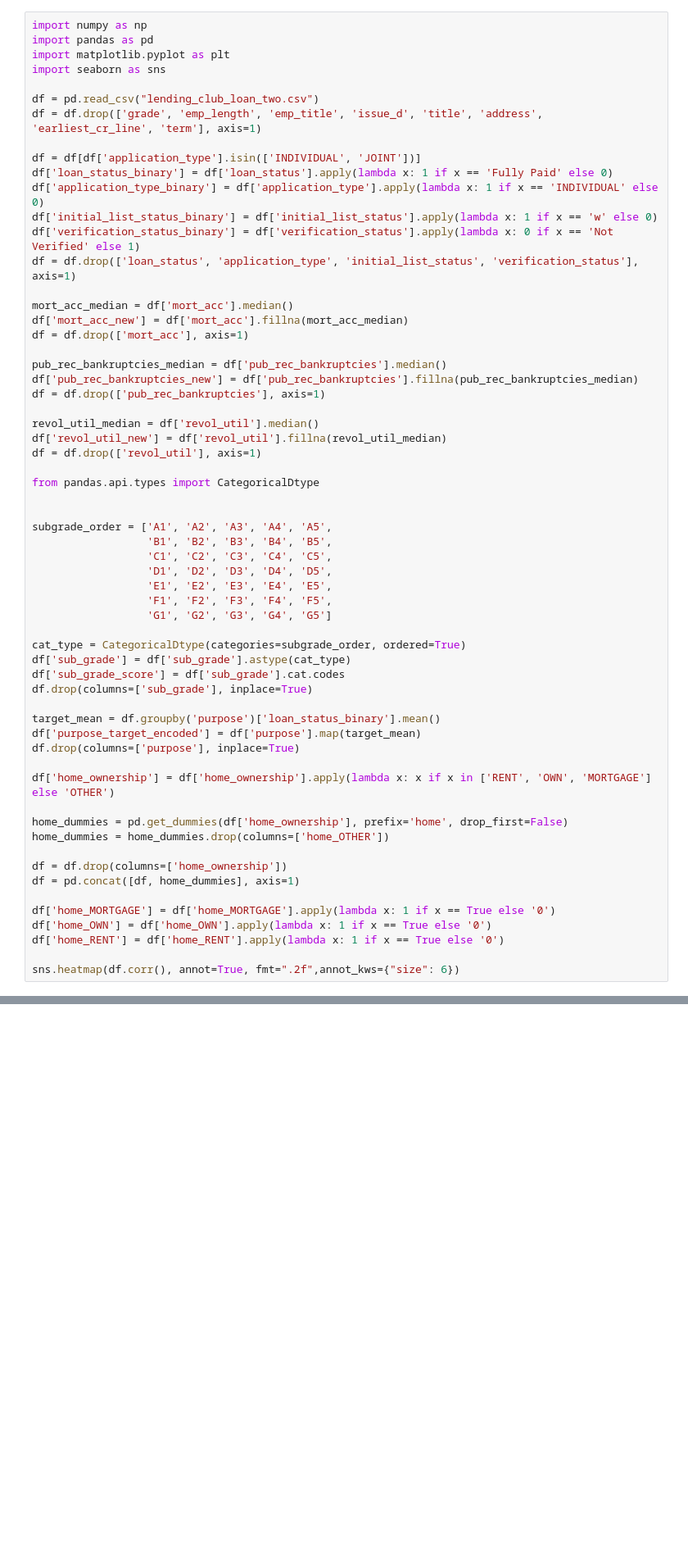
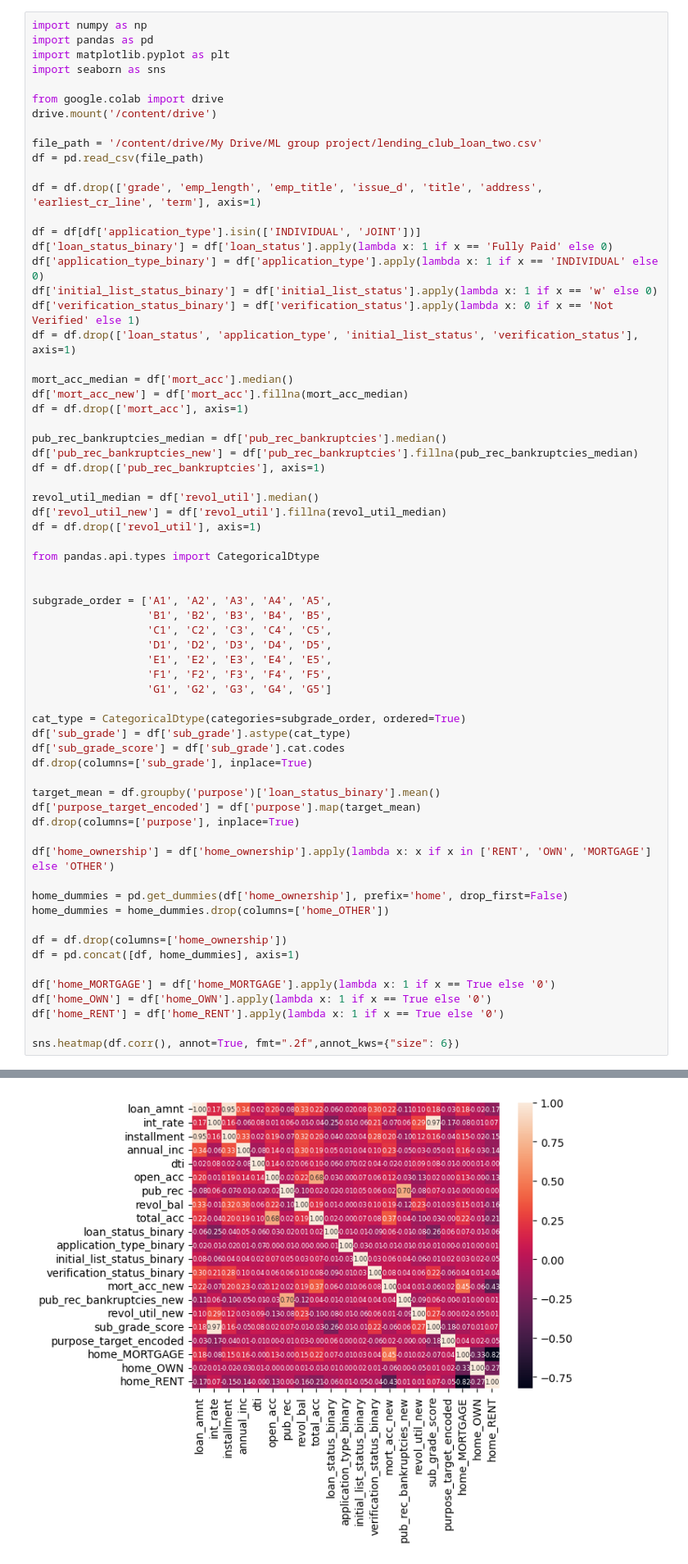
Before and after one commit to jcvdm01/machine-and-deep-learning, a Jupyter notebook: Group Project/GroupProjectCode.ipynb, the cells around one changed output, grey strips where cells are left out. Shown: that part at 82% size. Saved outputs shown, nothing was run; the diff lists cells and outputs as text; blank space fills up the shorter version.

```diff
--- a/Group Project/GroupProjectCode.ipynb
+++ b/Group Project/GroupProjectCode.ipynb
@@ -6,7 +6,12 @@ import pandas as pd
 import matplotlib.pyplot as plt
 import seaborn as sns
 
-df = pd.read_csv("lending_club_loan_two.csv")
+from google.colab import drive
+drive.mount('/content/drive')
+
+file_path = '/content/drive/My Drive/ML group project/lending_club_loan_two.csv'
+df = pd.read_csv(file_path)
+
 df = df.drop(['grade', 'emp_length', 'emp_title', 'issue_d', 'title', 'address', 'earliest_cr_line', 'term'], axis=1)
 
 df = df[df['application_type'].isin(['INDIVIDUAL', 'JOINT'])]
@@ -65,0 +72 @@ FileNotFoundError: [Errno 2] No such file or directory: 'lending_club_loan_two.c
+[figure, added]
```
Also changed, not shown: parts of 1 cell of this notebook.
